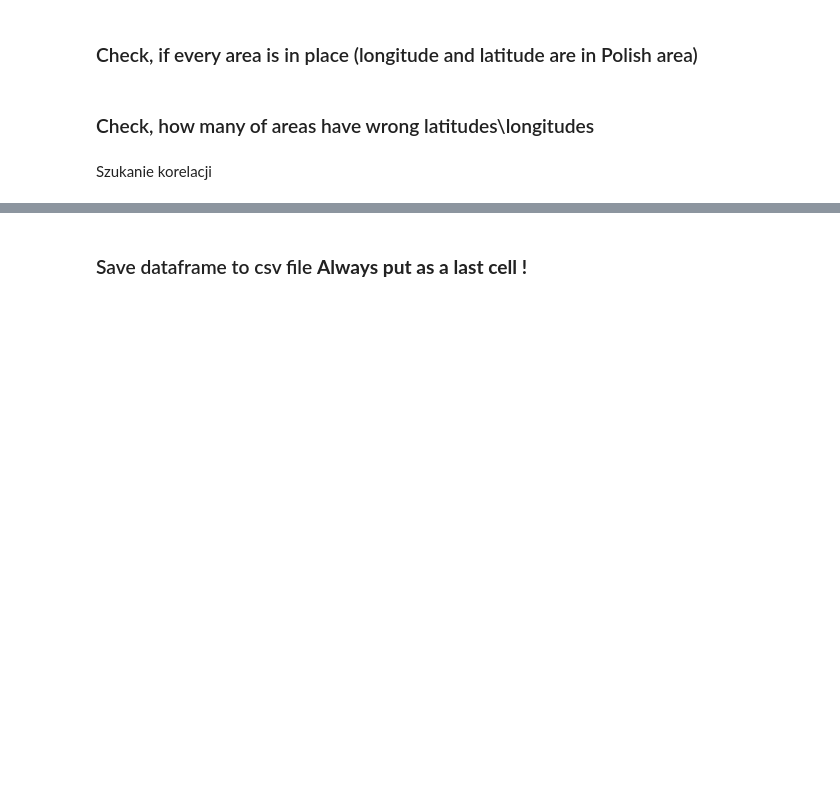
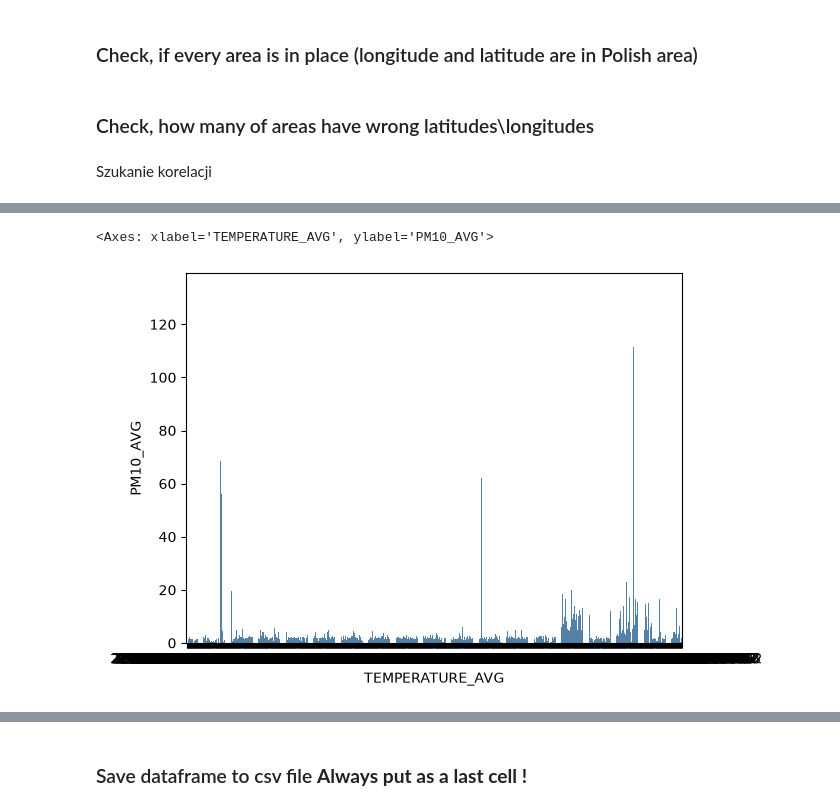
Before and after one commit to Kwadivald/Analiza, a Jupyter notebook: scripts/smog_raw.ipynb, the cells around one changed output, grey strips where cells are left out. Cells and saved outputs as stored; diff of their text form; code cells hidden in the pictures; blank space fills up the shorter version.

```diff
--- a/scripts/smog_raw.ipynb
+++ b/scripts/smog_raw.ipynb
@@ -217,5 +259,8 @@ sns.barplot(data=df_smog,y='POST_CODE',x='PM10_AVG',errorbar=None,estimator=np.m
 # %%
-sns.barplot(data=df_smog,y='TEMPERATURE_AVG',x='PM10_AVG',errorbar=None,estimator=np.mean,color='steelblue')
+sns.barplot(data=df_smog,x='TEMPERATURE_AVG',y='PM10_AVG',errorbar=None,estimator=np.mean,color='steelblue')
+# %% [output]
+<Axes: xlabel='TEMPERATURE_AVG', ylabel='PM10_AVG'>
+[figure, added]
 # %%
 korelacje = df_smog.corr(numeric_only=True)
 # %%
```
Also changed, not shown: parts of 40 cells of this notebook.
